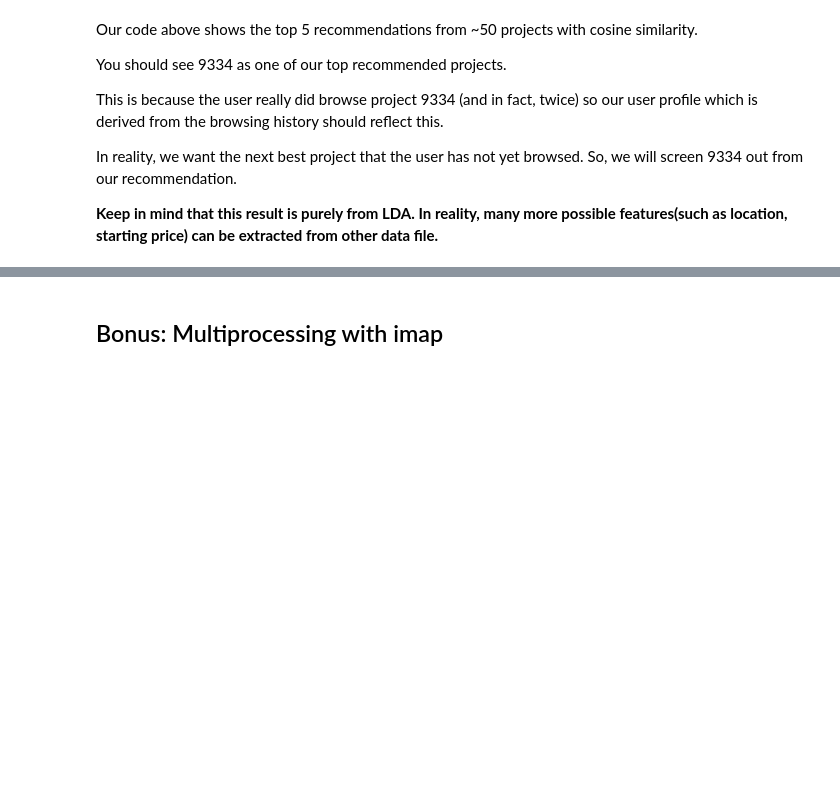
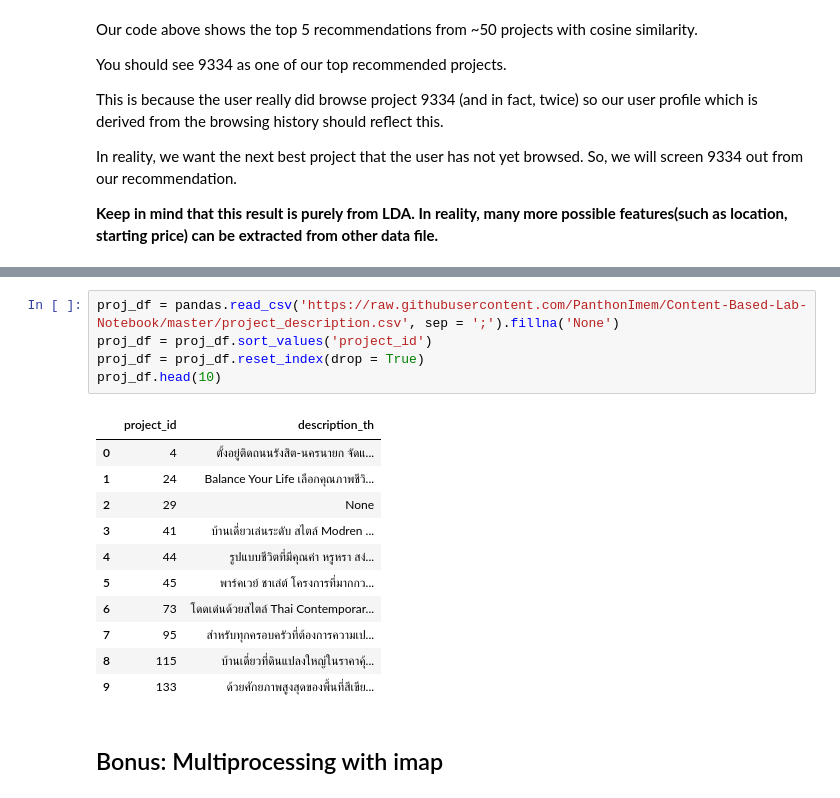
Before and after one commit to PanthonImem/Content-Based-Lab-Notebook, a Jupyter notebook: Content-based_Answer_key.ipynb, the cells around one changed output, grey strips where cells are left out. Drawn from its saved outputs; the diff is of its cells as text; blank space fills up the shorter version.

```diff
--- a/Content-based_Answer_key.ipynb
+++ b/Content-based_Answer_key.ipynb
@@ -818,3 +876,20 @@ In reality, we want the next best project that the user has not yet browsed. So,
+# %%
+proj_df = pandas.read_csv('https://raw.githubusercontent.com/PanthonImem/Content-Based-Lab-Notebook/master/project_description.csv', sep = ';').fillna('None')
+proj_df = proj_df.sort_values('project_id')
+proj_df = proj_df.reset_index(drop = True)
+proj_df.head(10)
+# %% [output]
+|  | project_id | description_th |
+| 0 | 4 | ตั้งอยู่ติดถนนรังสิต-นครนายก จัดแ... |
+| 1 | 24 | Balance Your Life เลือกคุณภาพชีวิ... |
+| 2 | 29 | None |
+| 3 | 41 | บ้านเดี่ยวเล่นระดับ สไตล์ Modren ... |
+| 4 | 44 | รูปแบบชีวิตที่มีคุณค่า หรูหรา สง่... |
+| 5 | 45 | พาร์คเวย์ ชาเล่ต์ โครงการที่มากกว... |
+| 6 | 73 | โดดเด่นด้วยสไตล์ Thai Contemporar... |
+| 7 | 95 | สำหรับทุกครอบครัวที่ต้องการความเป... |
+| 8 | 115 | บ้านเดี่ยวที่ดินแปลงใหญ่ในราคาคุ้... |
+| 9 | 133 | ด้วยศักยภาพสูงสุดของพื้นที่สีเขีย... |
 # %% [markdown]
 ## Bonus: Multiprocessing with imap
 # %% [markdown]
```
Also changed, not shown: parts of 6 cells of this notebook.
